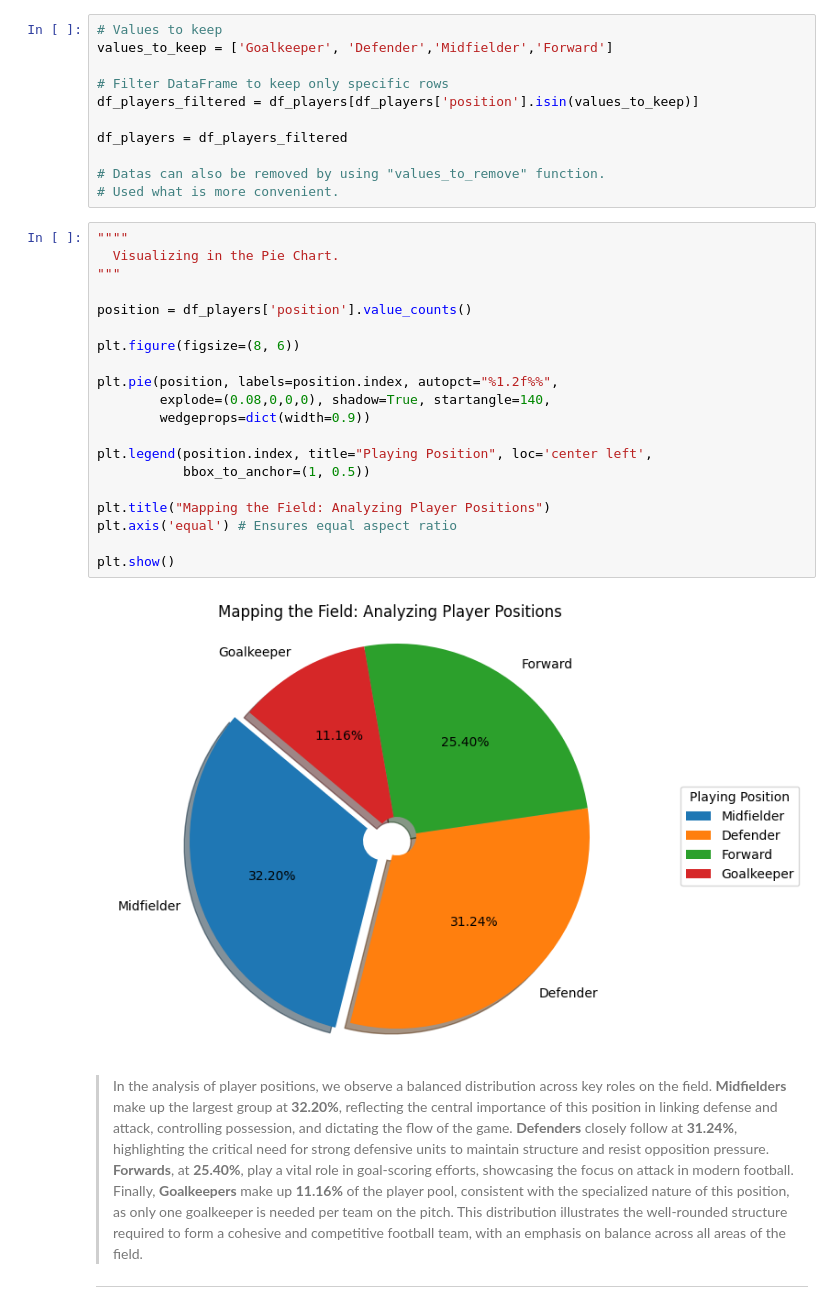
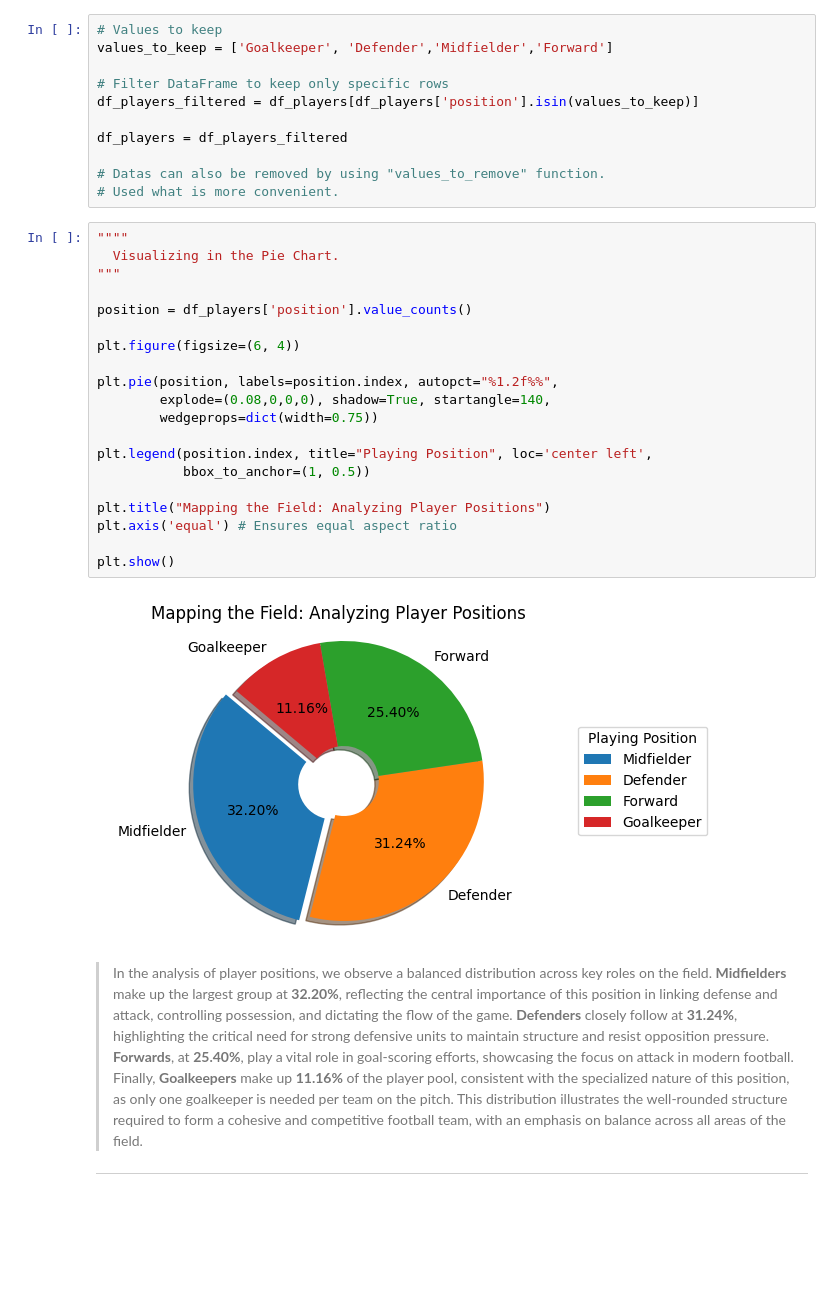
Before and after one commit to ahnafsayem/EDA-projects, a Jupyter notebook: Uefa-Champions-League-(2016-2022)-EDA/UCL_(2016_22)_EDA.ipynb, the cells around one changed output. Cells and saved outputs as stored; diff of their text form; blank space fills up the shorter version.

```diff
--- a/Uefa-Champions-League-(2016-2022)-EDA/UCL_(2016_22)_EDA.ipynb
+++ b/Uefa-Champions-League-(2016-2022)-EDA/UCL_(2016_22)_EDA.ipynb
@@ -358,25 +358,25 @@ df_players = df_players_filtered
 # %%
 """"
   Visualizing in the Pie Chart.
 """
 
 position = df_players['position'].value_counts()
 
-plt.figure(figsize=(8, 6))
+plt.figure(figsize=(6, 4))
 
 plt.pie(position, labels=position.index, autopct="%1.2f%%",
         explode=(0.08,0,0,0), shadow=True, startangle=140,
-        wedgeprops=dict(width=0.9))
+        wedgeprops=dict(width=0.75))
 
 plt.legend(position.index, title="Playing Position", loc='center left',
            bbox_to_anchor=(1, 0.5))
 
 plt.title("Mapping the Field: Analyzing Player Positions")
 plt.axis('equal') # Ensures equal aspect ratio
 
 plt.show()
 # %% [output]
-[figure, old version]
+[figure, new version]
 # %% [markdown]
 
 
```
Also changed, not shown: parts of 4 cells of this notebook.
